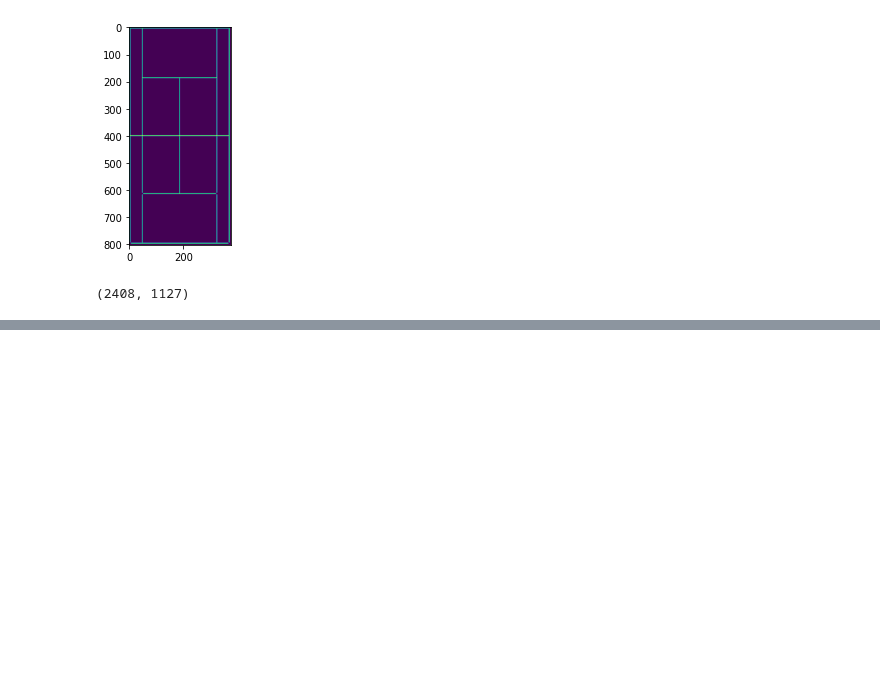
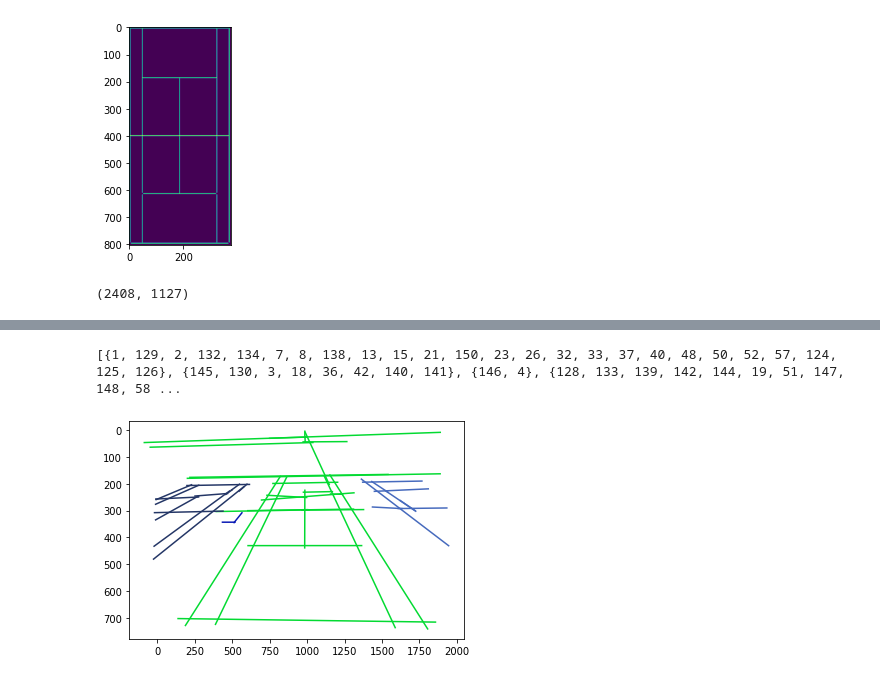
Before and after one commit to basemprince/court_detection, a Jupyter notebook: demo.ipynb, the cells around one changed output, grey strips where cells are left out. Cells and saved outputs as stored; diff of their text form; code cells hidden in the pictures; blank space fills up the shorter version.

```diff
--- a/demo.ipynb
+++ b/demo.ipynb
@@ -950,0 +1029,49 @@ for i in range(len(inlier_lines_list)-1):
+# %%
+merged_ind = section_ind
+out = []
+while len(merged_ind)>0:
+    first, *rest = merged_ind
+    first = set(first)
+
+    lf = -1
+    while len(first)>lf:
+        lf = len(first)
+
+        rest2 = []
+        for r in rest:
+            if len(first.intersection(set(r)))>0:
+                first |= set(r)
+            else:
+                rest2.append(r)
+        rest = rest2
+
+    out.append(first)
+    merged_ind = rest
+
+print(out)
+# %% [output]
+[{1, 129, 2, 132, 134, 7, 8, 138, 13, 15, 21, 150, 23, 26, 32, 33, 37, 40, 48, 50, 52, 57, 124, 125, 126}, {145, 130, 3, 18, 36, 42, 140, 141}, {146, 4}, {128, 133, 139, 142, 144, 19, 51, 147, 148, 58 ...
+# %%
+for sec in out:
+    r = np.random.rand(3,)
+    for line1 in sec:
+        if line1< len(inlier_lines_list[0]):
+            a0,a1 = nlines2[inlier_lines_list[0]][line1]
+        else:
+            line1-= len(inlier_lines_list[0])
+            a0,a1 = nlines2[inlier_lines_list[1]][line1]
+        a0 = [a0[0] *(1+s_factor)/2 + a1[0] *(1-s_factor)/2 , a0[1] *(1+s_factor)/2 + a1[1] *(1-s_factor)/2]
+        a1 = [a1[0] *(1+s_factor)/2 + a0[0] *(1-s_factor)/2 , a1[1] *(1+s_factor)/2 + a0[1] *(1-s_factor)/2]
+        plt.plot((a0[1], a1[1]),(a0[0], a1[0] ), c=r)
+plt.gca().invert_yaxis()
+
+# for sec in section:
+#     r = np.random.rand(3,)
+#     for line1 in sec:
+#         a0,a1 = line1
+#         a0 = [a0[0] *(1+s_factor)/2 + a1[0] *(1-s_factor)/2 , a0[1] *(1+s_factor)/2 + a1[1] *(1-s_factor)/2]
+#         a1 = [a1[0] *(1+s_factor)/2 + a0[0] *(1-s_factor)/2 , a1[1] *(1+s_factor)/2 + a0[1] *(1-s_factor)/2]
+#         plt.plot((a0[1], a1[1]),(a0[0], a1[0] ), c=r)
+# plt.gca().invert_yaxis()
+# %% [output]
+[figure, added]
```
Also changed, not shown: parts of 12 cells of this notebook.
